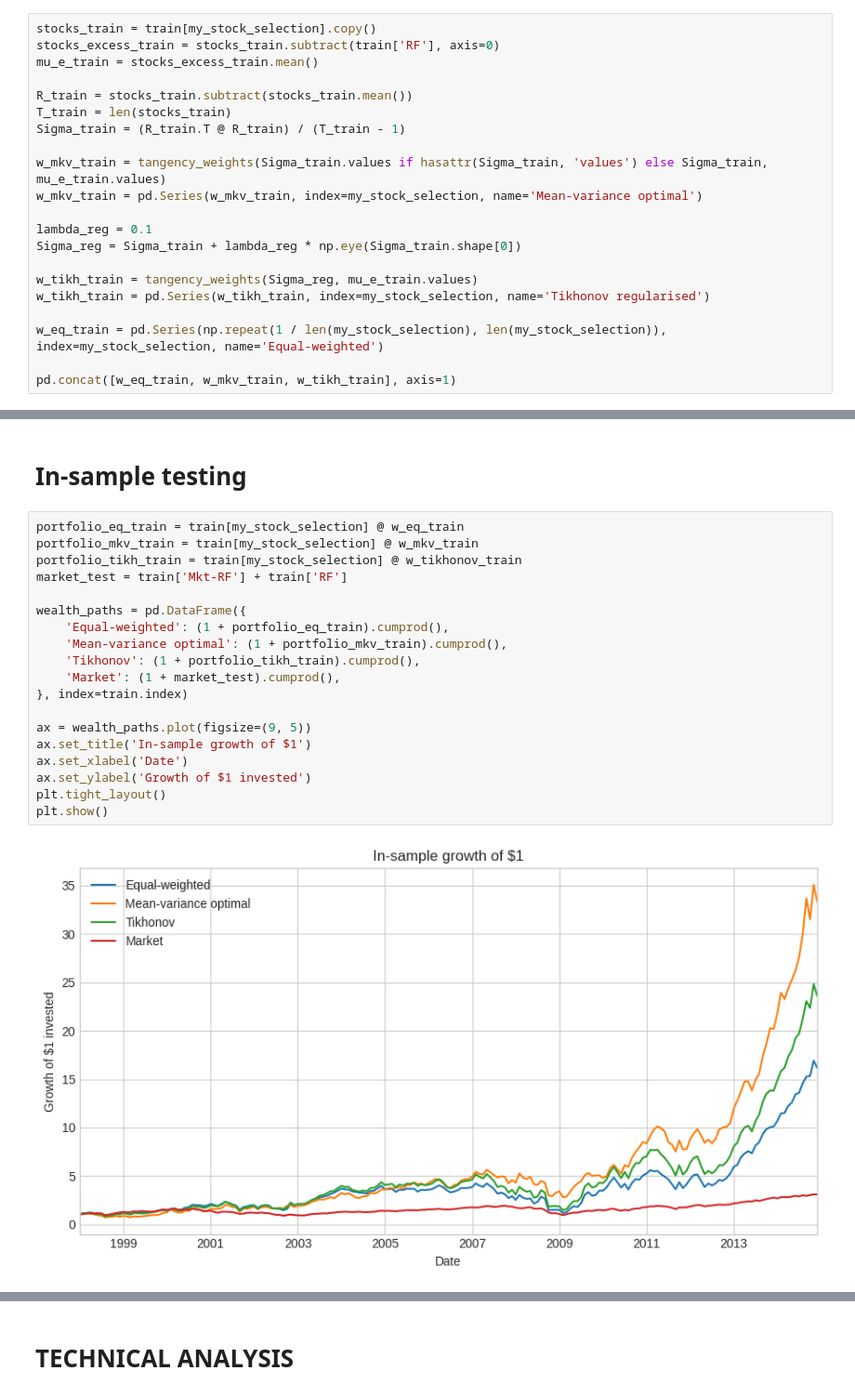
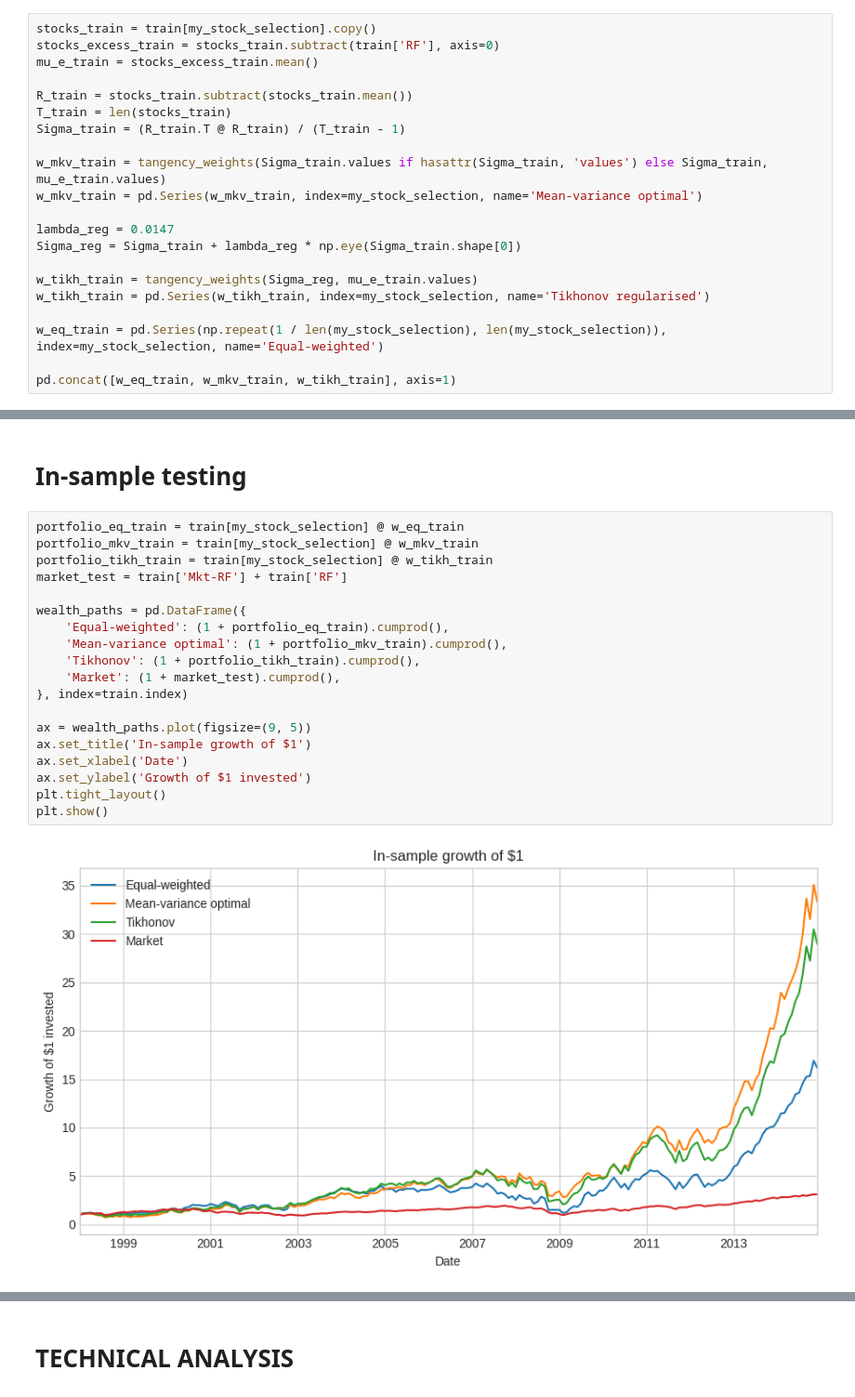
Before and after one commit to dwel760/A12Repository, a Jupyter notebook: A12/A12Notebook.ipynb, the cells around one changed output, grey strips where cells are left out. Shown at 93% size. Saved outputs shown, nothing was run; the diff lists cells and outputs as text.

```diff
--- a/A12/A12Notebook.ipynb
+++ b/A12/A12Notebook.ipynb
@@ -569,7 +565,7 @@ Sigma_train = (R_train.T @ R_train) / (T_train - 1)
 w_mkv_train = tangency_weights(Sigma_train.values if hasattr(Sigma_train, 'values') else Sigma_train, mu_e_train.values)
 w_mkv_train = pd.Series(w_mkv_train, index=my_stock_selection, name='Mean-variance optimal')
 
-lambda_reg = 0.1
+lambda_reg = 0.0147
 Sigma_reg = Sigma_train + lambda_reg * np.eye(Sigma_train.shape[0])
 
 w_tikh_train = tangency_weights(Sigma_reg, mu_e_train.values)
@@ -642,24 +713,24 @@ plt.show()
 # %%
 portfolio_eq_train = train[my_stock_selection] @ w_eq_train
 portfolio_mkv_train = train[my_stock_selection] @ w_mkv_train
-portfolio_tikh_train = train[my_stock_selection] @ w_tikhonov_train
+portfolio_tikh_train = train[my_stock_selection] @ w_tikh_train
 market_test = train['Mkt-RF'] + train['RF']
 
 wealth_paths = pd.DataFrame({
     'Equal-weighted': (1 + portfolio_eq_train).cumprod(),
     'Mean-variance optimal': (1 + portfolio_mkv_train).cumprod(),
     'Tikhonov': (1 + portfolio_tikh_train).cumprod(),
     'Market': (1 + market_test).cumprod(),
 }, index=train.index)
 
 ax = wealth_paths.plot(figsize=(9, 5))
 ax.set_title('In-sample growth of $1')
 ax.set_xlabel('Date')
 ax.set_ylabel('Growth of $1 invested')
 plt.tight_layout()
 plt.show()
 # %% [output]
-[figure, old version]
+[figure, new version]
 # %%
 print("Markowitz Mean Returns:", portfolio_mkv_train.mean())
 print("Tikhonov Mean Returns:", portfolio_tikh_train.mean())
```
Also changed, not shown: parts of 12 cells of this notebook.
